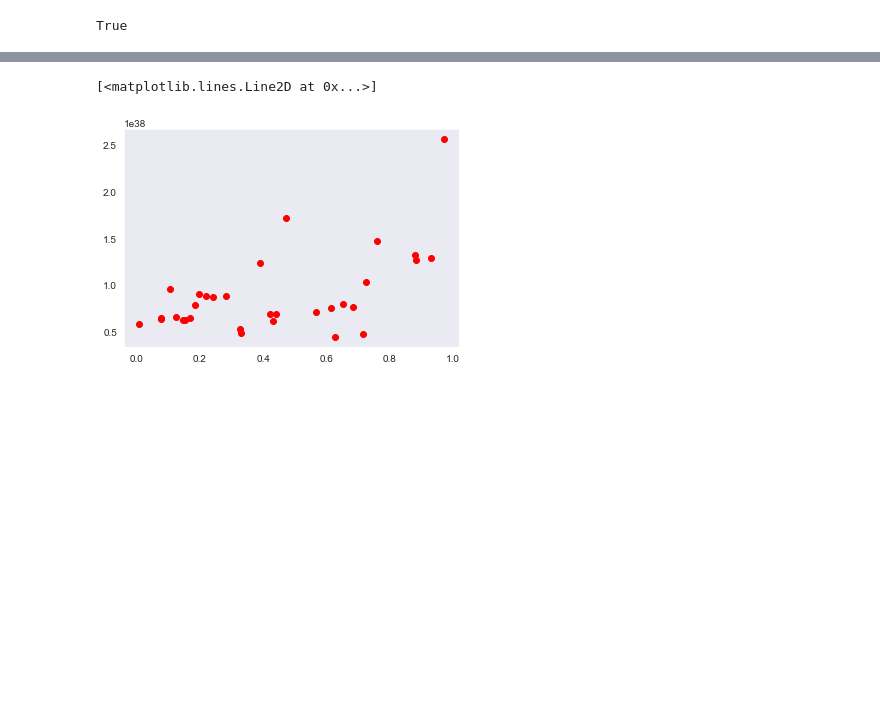
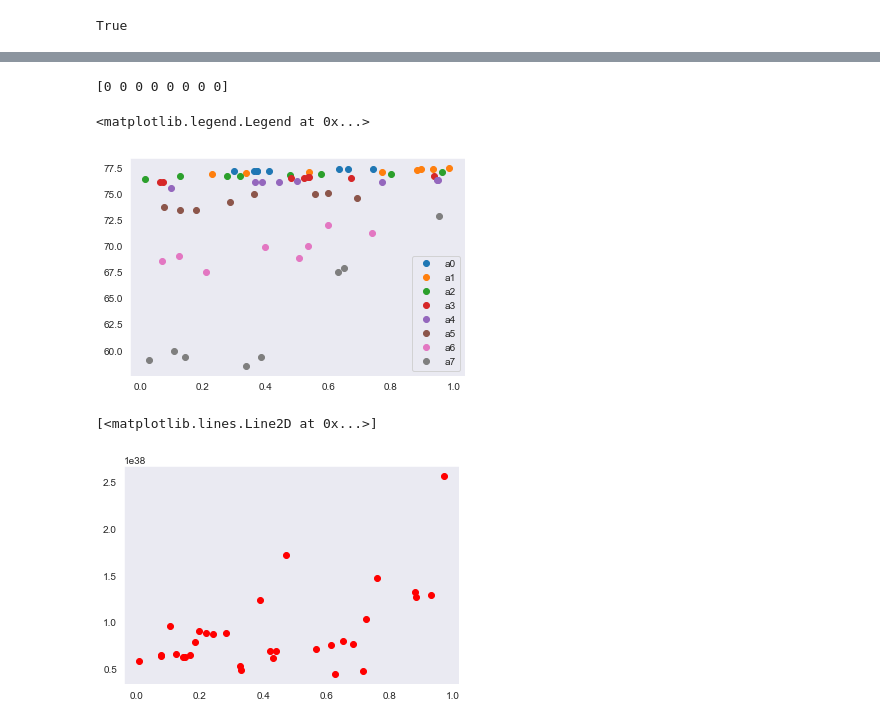
Before and after one commit to doas3140/playground, a Jupyter notebook: rl/IQN.ipynb, the cells around one changed output, grey strips where cells are left out. Cells and saved outputs as stored; diff of their text form; code cells hidden in the pictures; blank space fills up the shorter version.

```diff
--- a/rl/IQN.ipynb
+++ b/rl/IQN.ipynb
@@ -167,3 +168,19 @@ plot_df(df)
+# %%
+s = env.reset()
+As = np.random.choice(A, size=[10])
+As = np.zeros([8]).astype(int)
+print(As)
+for i,a in enumerate(As):
+    s,_,done,_ = env.step(a)
+    z, tau = exp.agent.Qnn(s[None,:])
+    z, tau = np.squeeze(z), np.squeeze(tau)
+    z0, z1 = z[:,0], z[:,1]
+    plt.plot(tau, z1, 'o', label='a'+str(i))
+plt.legend()
+# %% [output]
+[0 0 0 0 0 0 0 0]
+<matplotlib.legend.Legend at 0x...>
+[figure, added]
 # %%
 s = env.observation_space.sample()[None,:]
 z, tau = exp.agent.Qnn(s)
```
Also changed, not shown: parts of 3 cells of this notebook, 4 other files.
